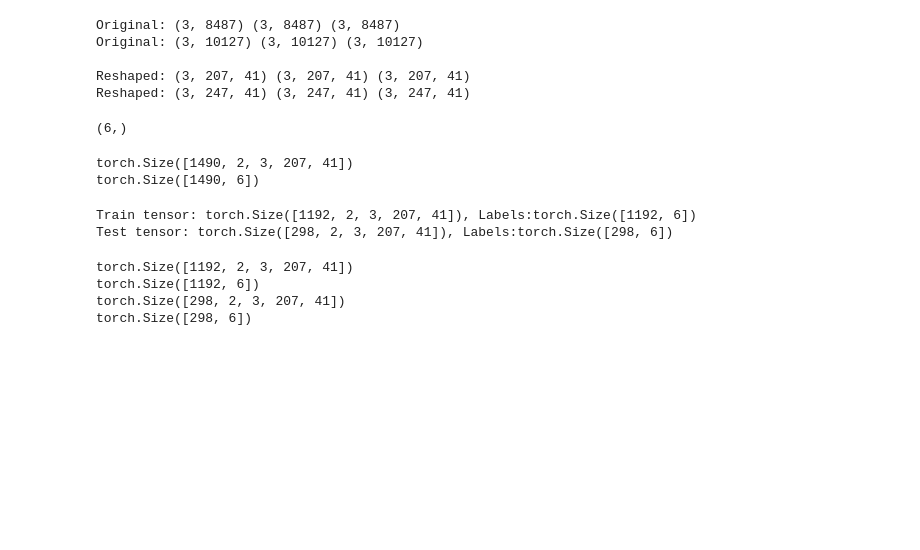
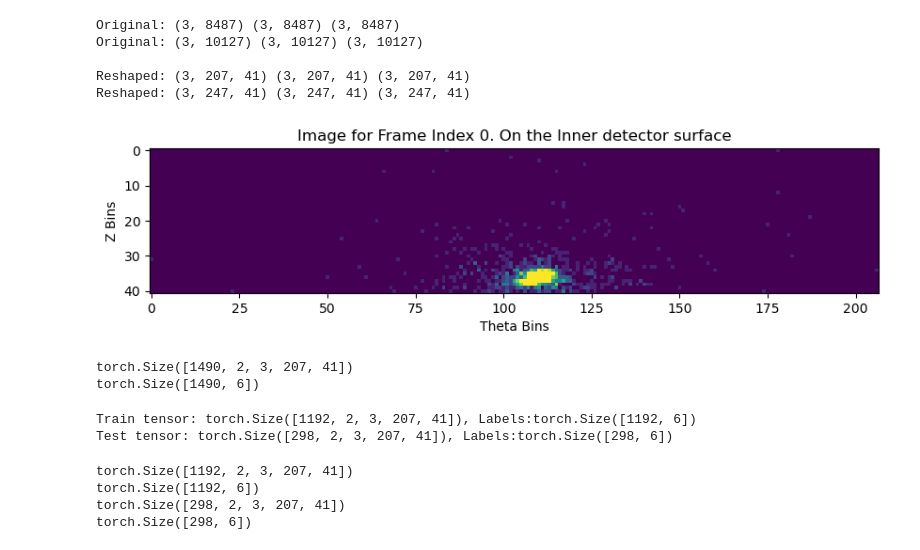
Before and after one commit to DanielChahine004/PET_Recons, a Jupyter notebook: Training/training_models.ipynb, the cells around one changed output. Drawn from its saved outputs; the diff is of its cells as text; code cells hidden in the pictures; blank space fills up the shorter version.

```diff
--- a/Training/training_models.ipynb
+++ b/Training/training_models.ipynb
@@ -268,13 +268,6 @@ def resize_dataset(data, target_len=207):
         resized_data.append((inner_resized, outer_resized, label))
     return resized_data
 
-# Apply to your dataset
 resized_data = resize_dataset(reshaped_data, target_len=207)
 
-len(resized_data)
-len(resized_data[0])
-resized_data[0][0].shape
-resized_data[0][1].shape
-resized_data[0][2].shape
+# resized_data is a list of 3 tensors; the inner detector data (3, 207, 41), outer detector data (3, 207, 41), and labels (6,)
-# %% [output]
-(6,)
@@ -339,0 +274,29 @@ plot_inner_outer_slider(resized_data[example][0],
+# %%
+import numpy as np
+from matplotlib import pyplot as plt
+
+
+def plot_image(image_data: np.array, num_bins_z: int, num_bins_theta: int, frame_index: int, detector_face: str = "Inner"):
+    # Reshape the image
+    image_2d = image_data.reshape((num_bins_z, num_bins_theta))
+
+    # Plot the image
+    plt.figure(figsize=(10, 8))
+    plt.xlabel('Theta Bins')
+    plt.ylabel('Z Bins')
+    plt.title(f'Image for Frame Index {frame_index}. On the {detector_face} detector surface')
+
+    # Display image with or without log scale
+
+    plt.imshow(image_2d, aspect='equal', vmin=0, vmax=10)
+
+    plt.show()
+
+example = 100
+channel = 0 # 0 or 1, inner or outer
+timestep = 0 # 0, 1, or 2 for the three time frames
+
+plot_image(resized_data[example][channel][timestep,:,:], 41, 207, frame_index=timestep)
+# plot_image(resized_data[example][channel+1][timestep,:,:], 41, 207, frame_index=timestep)
+# %% [output]
+[figure, added]
@@ -380,15 +437,15 @@ test_idx = indices[train_size:]
 # Index into tensors
 train_data = combined_tensor[train_idx]
 train_labels = labels_tensor[train_idx]
-
 test_data = combined_tensor[test_idx]
 test_labels = labels_tensor[test_idx]
+
+# Confirm shapes
+print(f"Train tensor: {train_data.shape}, Labels:{train_labels.shape}")
+print(f"Test tensor: {test_data.shape}, Labels:{test_labels.shape}")
+# %% [output]
+Train tensor: torch.Size([1192, 2, 3, 207, 41]), Labels:torch.Size([1192, 6])
+Test tensor: torch.Size([298, 2, 3, 207, 41]), Labels:torch.Size([298, 6])
-# %%
-print(f"Train tensor: {train_data.shape}, Labels:{train_labels.shape}")
-print(f"Test tensor: {test_data.shape}, Labels:{test_labels.shape}")
-# %% [output]
-Train tensor: torch.Size([1192, 2, 3, 207, 41]), Labels:torch.Size([1192, 6])
-Test tensor: torch.Size([298, 2, 3, 207, 41]), Labels:torch.Size([298, 6])
 # %%
 import torch
 
```
Also changed, not shown: parts of 7 cells of this notebook, 3 other files.
